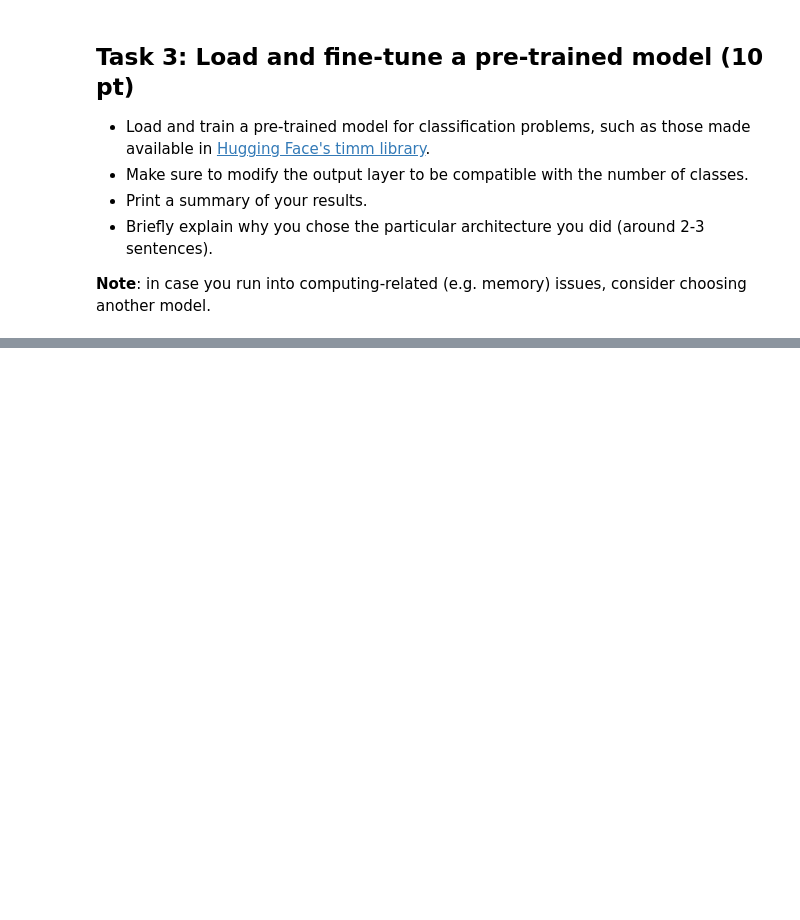
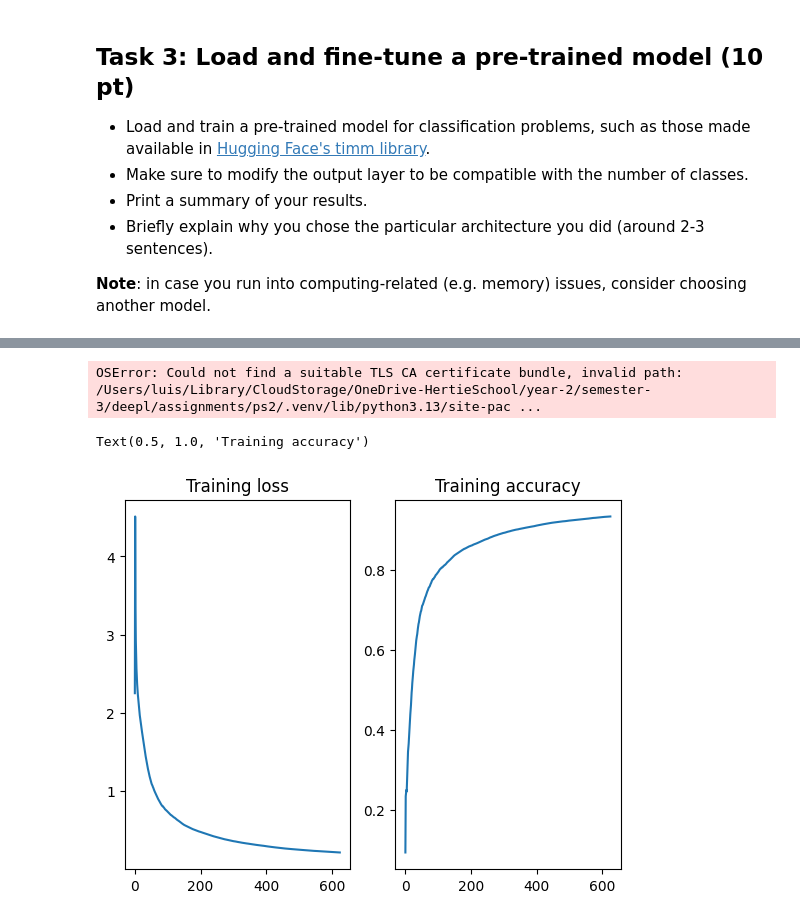
Before and after one commit to hertie-data-science-lab/assignment-2-ps-2-a, a Jupyter notebook: main.ipynb, the cells around one changed output, grey strips where cells are left out. Cells and saved outputs as stored; diff of their text form; code cells hidden in the pictures; blank space fills up the shorter version.

```diff
--- a/main.ipynb
+++ b/main.ipynb
@@ -413,4 +429,6 @@ print(f"Best model achieves {best_avg_loss:.2f} loss and {best_avg_acc:.1%} accu
 # %%
 '''#TODO: import and fine-tune a pretrained model'''
-loaded_model = None #here your loaded model
+loaded_model = timm.create_model('resnet18.a2_in1k', pretrained=True, num_classes=10)
 loaded_trainer = Trainer(loaded_model, cfg)
+# %% [output]
+OSError: Could not find a suitable TLS CA certificate bundle, invalid path: /Users/luis/Library/CloudStorage/OneDrive-HertieSchool/year-2/semester-3/deepl/assignments/ps2/.venv/lib/python3.13/site-pac ...
@@ -417,10 +437,13 @@ loaded_trainer = Trainer(loaded_model, cfg)
 # %%
 '''#TODO: train your model, plot accuracy and loss by iteration (one iteration=one batch)'''
-train_loss, train_acc = loaded_trainer.train(train_data)
+train_loss_pre, train_acc_pre = loaded_trainer.train(train_data)
 fig, (ax0, ax1) = plt.subplots(1,2)
-ax0.plot(range(len(train_loss)), train_loss)
-ax1.plot(range(len(train_acc)), train_acc)
+ax0.plot(range(len(train_loss_pre)), train_loss_pre)
+ax1.plot(range(len(train_acc_pre)), train_acc_pre)
 ax0.set_title('Training loss')
 ax1.set_title('Training accuracy')
+# %% [output]
+Text(0.5, 1.0, 'Training accuracy')
+[figure, added]
 # %%
 '''#TODO: test your model, plot accuracy and loss by iteration (one iteration=one batch)'''
```
Also changed, not shown: parts of 13 cells of this notebook, 1 other file.
